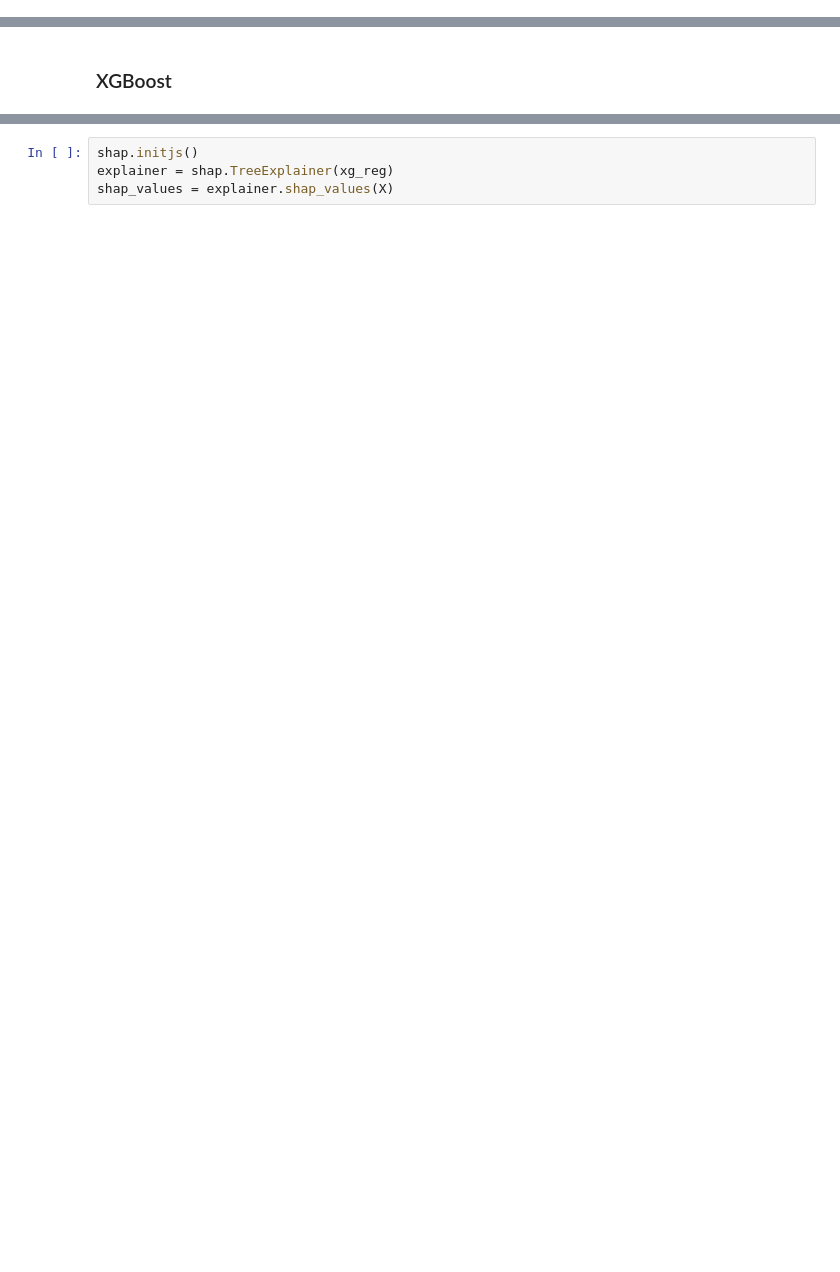
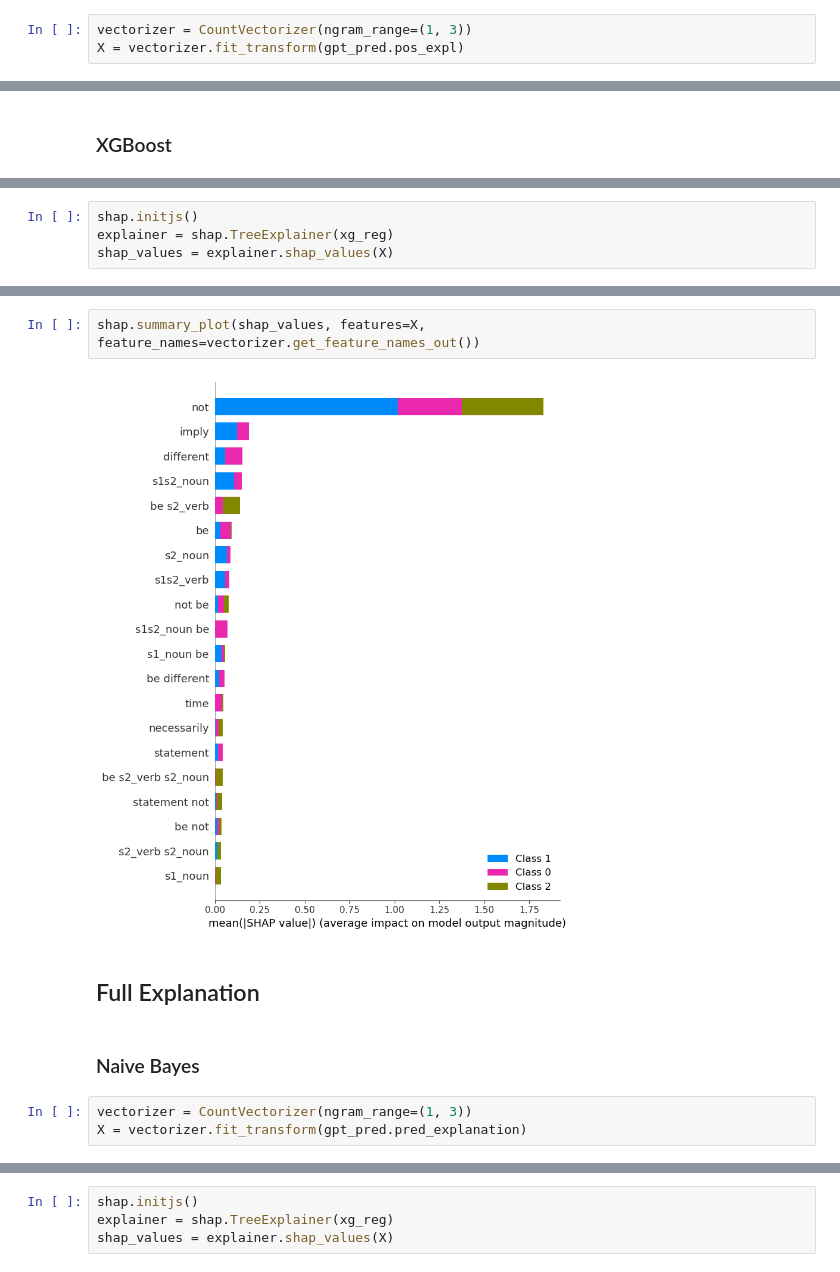
Before and after one commit to Marbr987/732A81-Text_Mining, a Jupyter notebook: notebooks/predict_class_from_SVO.ipynb, the cells around one changed output, grey strips where cells are left out. Cells and saved outputs as stored; diff of their text form; blank space fills up the shorter version.

```diff
--- a/notebooks/predict_class_from_SVO.ipynb
+++ b/notebooks/predict_class_from_SVO.ipynb
@@ -67,5 +196,8 @@ X = vectorizer.fit_transform(gpt_pred.reduced_expl)
 # %% [markdown]
 ### Naive Bayes
+# %%
+vectorizer = CountVectorizer(ngram_range=(1, 3))
+X = vectorizer.fit_transform(gpt_pred.pos_expl)
 # %%
 print(X.toarray())
 # %% [output]
@@ -176,0 +320,4 @@ preds = xg_reg.predict(X_test)
+# %%
+shap.initjs()
+explainer = shap.TreeExplainer(xg_reg)
+shap_values = explainer.shap_values(X)
@@ -176,0 +327,11 @@ preds = xg_reg.predict(X_test)
+# %%
+shap.summary_plot(shap_values, features=X, feature_names=vectorizer.get_feature_names_out())
+# %% [output]
+[figure, added]
+# %% [markdown]
+## Full Explanation
+# %% [markdown]
+### Naive Bayes
+# %%
+vectorizer = CountVectorizer(ngram_range=(1, 3))
+X = vectorizer.fit_transform(gpt_pred.pred_explanation)
```
Also changed, not shown: parts of 164 cells of this notebook, 2 other files.
